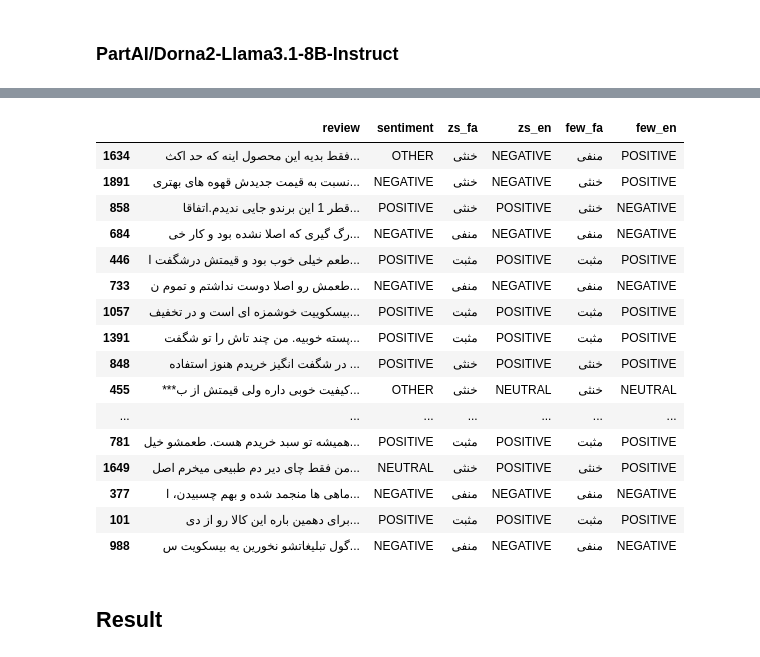
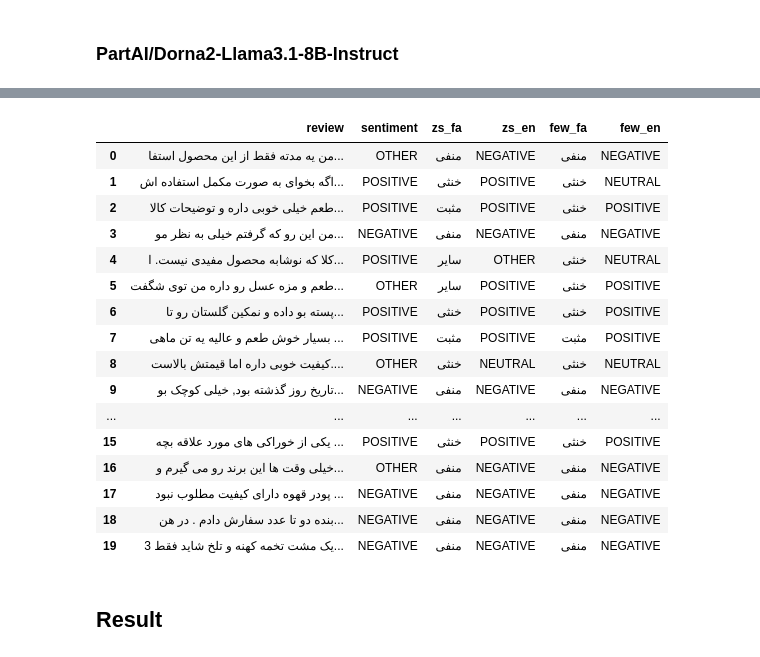
Before and after one commit to shayantabatabaee/llm-sentiment-analysis, a Jupyter notebook: llm-sentiment-analysis.ipynb, the cells around one changed output, grey strips where cells are left out. Saved outputs shown, nothing was run; the diff lists cells and outputs as text; code cells hidden in the pictures.

```diff
--- a/llm-sentiment-analysis.ipynb
+++ b/llm-sentiment-analysis.ipynb
@@ -322,7 +286,7 @@ def generate_result(df, tokenizer, model):
 # %% [markdown]
 ### PartAI/Dorna2-Llama3.1-8B-Instruct
 # %%
-model_1_result = sub_df.copy()
+model_1_result = df.copy()
 # %%
 model_path = "PartAI/Dorna2-Llama3.1-8B-Instruct"
 tokenizer_part_8b = AutoTokenizer.from_pretrained(model_path)
@@ -339,26 +303,26 @@ E0000 00:00:1753974263.867588      36 cuda_blas.cc:1418] Unable to register cuBL
 # %%
 generate_result(model_1_result, tokenizer_part_8b, model_part_8b)
 # %%
-model_1_result.to_csv('/kaggle/working/part_dorna_8b_1.csv')
+model_1_result.to_csv('/kaggle/working/part_dorna_8b_3.csv')
 model_1_result.head(20)
 # %% [output]
 |  | review | sentiment | zs_fa | zs_en | few_fa | few_en |
-| 1634 | فقط بدیه این محصول اینه که حد اکث... | OTHER | خنثی | NEGATIVE | منفی | POSITIVE |
-| 1891 | نسبت به قیمت جدیدش قهوه های بهتری... | NEGATIVE | خنثی | NEGATIVE | خنثی | POSITIVE |
-| 858 | قطر 1 این برندو جایی ندیدم.اتفاقا... | POSITIVE | خنثی | POSITIVE | خنثی | NEGATIVE |
-| 684 | رگ گیری که اصلا نشده بود و کار خی... | NEGATIVE | منفی | NEGATIVE | منفی | NEGATIVE |
-| 446 | طعم خیلی خوب بود و قیمتش درشگفت ا... | POSITIVE | مثبت | POSITIVE | مثبت | POSITIVE |
-| 733 | طعمش رو اصلا دوست نداشتم و تموم ن... | NEGATIVE | منفی | NEGATIVE | منفی | NEGATIVE |
-| 1057 | بیسکوییت خوشمزه ای است و در تخفیف... | POSITIVE | مثبت | POSITIVE | مثبت | POSITIVE |
-| 1391 | پسته خوبیه. من چند تاش را تو شگفت... | POSITIVE | مثبت | POSITIVE | مثبت | POSITIVE |
-| 848 | در شگفت انگیز خریدم هنوز استفاده ... | POSITIVE | خنثی | POSITIVE | خنثی | POSITIVE |
-| 455 | ***کیفیت خوبی داره ولی قیمتش از ب... | OTHER | خنثی | NEUTRAL | خنثی | NEUTRAL |
+| 0 | من یه مدته فقط از این محصول استفا... | OTHER | منفی | NEGATIVE | منفی | NEGATIVE |
+| 1 | اگه بخوای به صورت مکمل استفاده اش... | POSITIVE | خنثی | POSITIVE | خنثی | NEUTRAL |
+| 2 | طعم خیلی خوبی داره و توضیحات کالا... | POSITIVE | مثبت | POSITIVE | خنثی | POSITIVE |
+| 3 | من این رو که گرفتم خیلی به نظر مو... | NEGATIVE | منفی | NEGATIVE | منفی | NEGATIVE |
+| 4 | کلا که نوشابه محصول مفیدی نیست. ا... | POSITIVE | سایر | OTHER | خنثی | NEUTRAL |
+| 5 | طعم و مزه عسل رو داره من توی شگفت... | OTHER | سایر | POSITIVE | خنثی | POSITIVE |
+| 6 | پسته بو داده و نمکین گلستان رو تا... | POSITIVE | خنثی | POSITIVE | خنثی | POSITIVE |
+| 7 | بسیار خوش طعم و عالیه یه تن ماهی ... | POSITIVE | مثبت | POSITIVE | مثبت | POSITIVE |
+| 8 | کیفیت خوبی داره اما قیمتش بالاست.... | OTHER | خنثی | NEUTRAL | خنثی | NEUTRAL |
+| 9 | تاریخ روز گذشته بود, خیلی کوچک بو... | NEGATIVE | منفی | NEGATIVE | منفی | NEGATIVE |
 | ... | ... | ... | ... | ... | ... | ... |
-| 781 | همیشه تو سبد خریدم هست. طعمشو خیل... | POSITIVE | مثبت | POSITIVE | مثبت | POSITIVE |
-| 1649 | من فقط چای دیر دم طبیعی میخرم اصل... | NEUTRAL | خنثی | POSITIVE | خنثی | POSITIVE |
-| 377 | ماهی ها منجمد شده و بهم چسبیدن، ا... | NEGATIVE | منفی | NEGATIVE | منفی | NEGATIVE |
-| 101 | برای دهمین باره این کالا رو از دی... | POSITIVE | مثبت | POSITIVE | مثبت | POSITIVE |
-| 988 | گول تبلیغاتشو نخورین یه بیسکویت س... | NEGATIVE | منفی | NEGATIVE | منفی | NEGATIVE |
+| 15 | یکی از خوراکی های مورد علاقه بچه ... | POSITIVE | خنثی | POSITIVE | خنثی | POSITIVE |
+| 16 | خیلی وقت ها این برند رو می گیرم و... | OTHER | منفی | NEGATIVE | منفی | NEGATIVE |
+| 17 | پودر قهوه دارای کیفیت مطلوب نبود ... | NEGATIVE | منفی | NEGATIVE | منفی | NEGATIVE |
+| 18 | بنده دو تا عدد سفارش دادم . در هن... | NEGATIVE | منفی | NEGATIVE | منفی | NEGATIVE |
+| 19 | یک مشت تخمه کهنه و تلخ شاید فقط 3... | NEGATIVE | منفی | NEGATIVE | منفی | NEGATIVE |
 # %% [markdown]
 ## Result
 # %%
```
Also changed, not shown: parts of 4 cells of this notebook.
